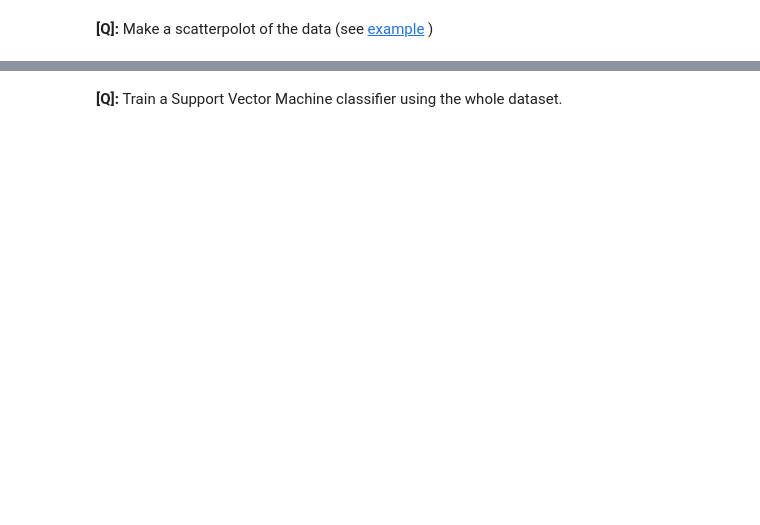
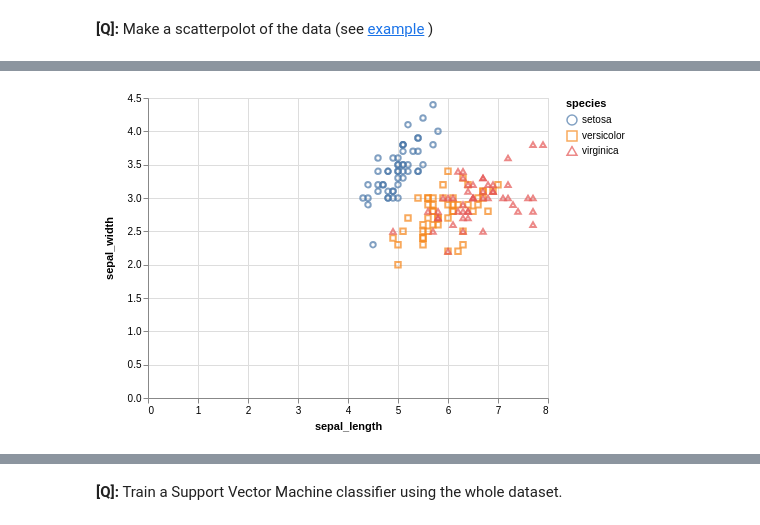
Before and after one commit to albop/modern_scientific_programming, a Jupyter notebook: Session_7/exercises.ipynb, the cells around one changed output, grey strips where cells are left out. Saved outputs shown, nothing was run; the diff lists cells and outputs as text; code cells hidden in the pictures; blank space fills up the shorter version.

```diff
--- a/Session_7/exercises.ipynb
+++ b/Session_7/exercises.ipynb
@@ -9,3 +9,18 @@ Its goal is to "quantify morphologic variation of Iris flowers of three related
 # %% [markdown]
 **[Q]:** Import the dataset from one of the multiple sources (altair, scikit, ...) as a pandas DataFrame.
 Rename columns to `sepal_length`, `sepal_width`, `petal_length`, `petal_width` and `species` (add the latter if needed).
+# %%
+import altair
+
+df = altair.datasets.load_dataset('iris')
+
+# df.columns = ['sepal_length', 'sepal_width', 'petal_length', 'petal_width', 'species']
+
+df = df.rename(columns={
+        'sepalLength':'sepal_lenth',
+        'sepalWidth':'sepal_width',
+        'petalLength':'petal_length',
+        'petalWidth':'petal_width',
+        'species': 'species'
+    }
+)
@@ -13,0 +138,4 @@ Rename columns to `sepal_length`, `sepal_width`, `petal_length`, `petal_width` a
+# %%
+altair.Chart(df).mark_point().encode(x='sepal_length',y='sepal_width',color='species', shape='species')
+# %% [output]
+[figure, added]
```
Also changed, not shown: parts of 36 cells of this notebook, 10 other files.
